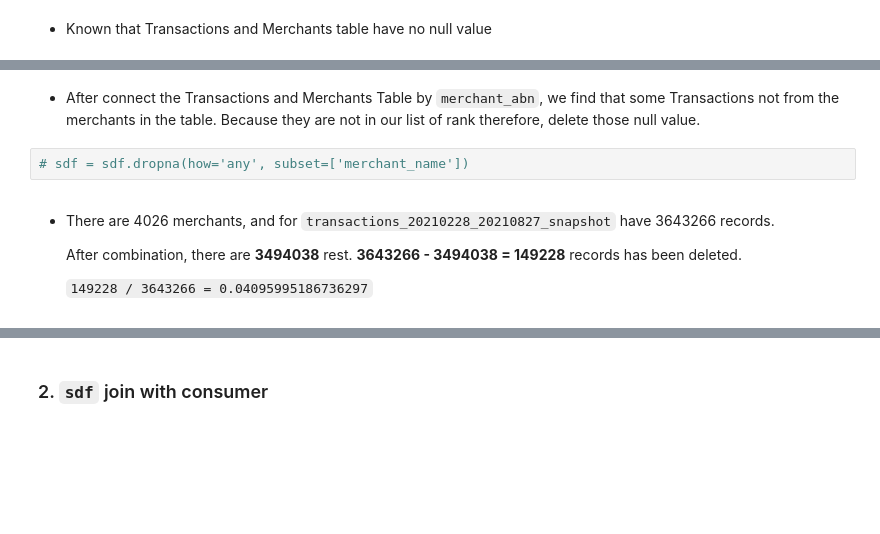
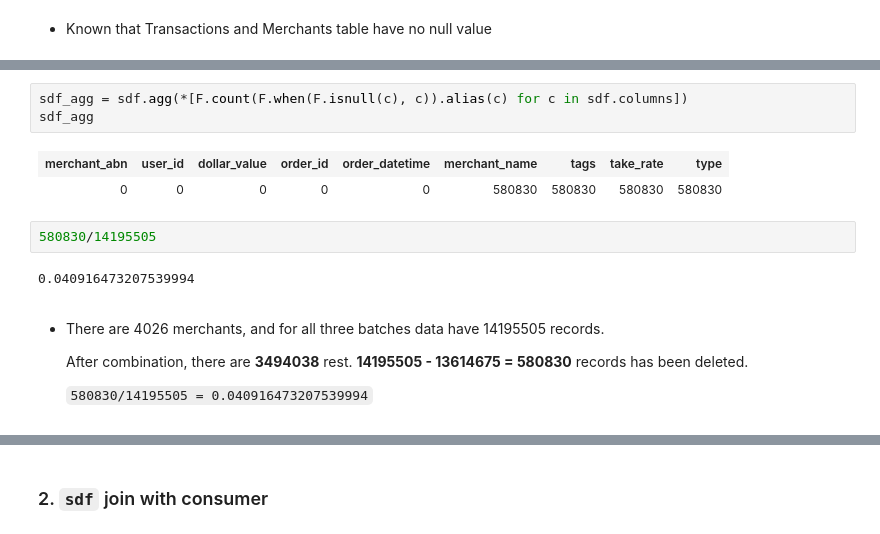
Before and after one commit to MAST30034-Applied-Data-Science/generic-buy-now-pay-later-project-group-24, a Jupyter notebook: notebooks/connect.ipynb, the cells around one changed output, grey strips where cells are left out. Cells and saved outputs as stored; diff of their text form; blank space fills up the shorter version.

```diff
--- a/notebooks/connect.ipynb
+++ b/notebooks/connect.ipynb
@@ -72,13 +97,19 @@ There are 4508106 data, and 4323692 of them have no null value.
-# %% [markdown]
-- After connect the Transactions and Merchants Table by `merchant_abn`, we find that some Transactions not from the merchants in the table. Because they are not in our list of rank therefore, delete those null value.
-# %%
-# sdf = sdf.dropna(how='any', subset=['merchant_name'])
+# %%
+sdf_agg = sdf.agg(*[F.count(F.when(F.isnull(c), c)).alias(c) for c in sdf.columns])
+sdf_agg
+# %% [output]
+| merchant_abn | user_id | dollar_value | order_id | order_datetime | merchant_name | tags | take_rate | type |
+| 0 | 0 | 0 | 0 | 0 | 580830 | 580830 | 580830 | 580830 |
+# %%
+580830/14195505
+# %% [output]
+0.040916473207539994
 # %% [markdown]
-- There are 4026 merchants, and for `transactions_20210228_20210827_snapshot` have 3643266 records.
+- There are 4026 merchants, and for all three batches data have 14195505 records.
 
-    After combination, there are **3494038** rest. **3643266 - 3494038 = 149228** records has been deleted.
+    After combination, there are **3494038** rest. **14195505 - 13614675 = 580830** records has been deleted.
 
-    `149228 / 3643266 = 0.04095995186736297`
+    `580830/14195505 = 0.040916473207539994`
 # %%
 sdf.show(5)
 # %% [output]
```
Also changed, not shown: parts of 20 cells of this notebook, 3 other files.
